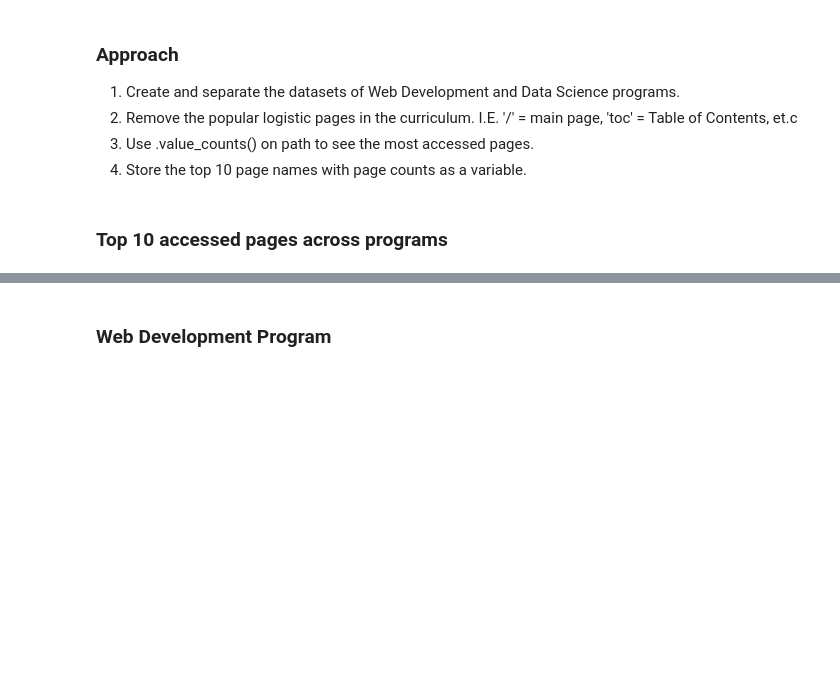
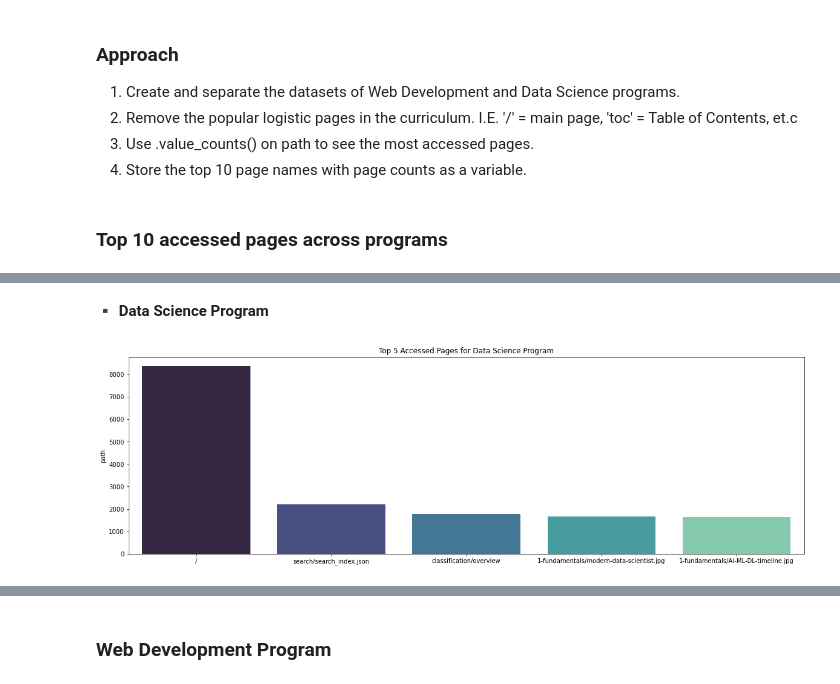
Before and after one commit to JML-Association/Anomaly-Detection-Project, a Jupyter notebook: final_report.ipynb, the cells around one changed output, grey strips where cells are left out. Saved outputs shown, nothing was run; the diff lists cells and outputs as text; code cells hidden in the pictures; blank space fills up the shorter version.

```diff
--- a/final_report.ipynb
+++ b/final_report.ipynb
@@ -184,0 +149,7 @@ Name: path, dtype: int64
+# %% [markdown]
+▪️ **Data Science Program**
+# %%
+# Calling function to plot the top 5 pages for data science program
+explore.q1_p3(df)
+# %% [output]
+[figure, added]
```
Also changed, not shown: parts of 12 cells of this notebook.
